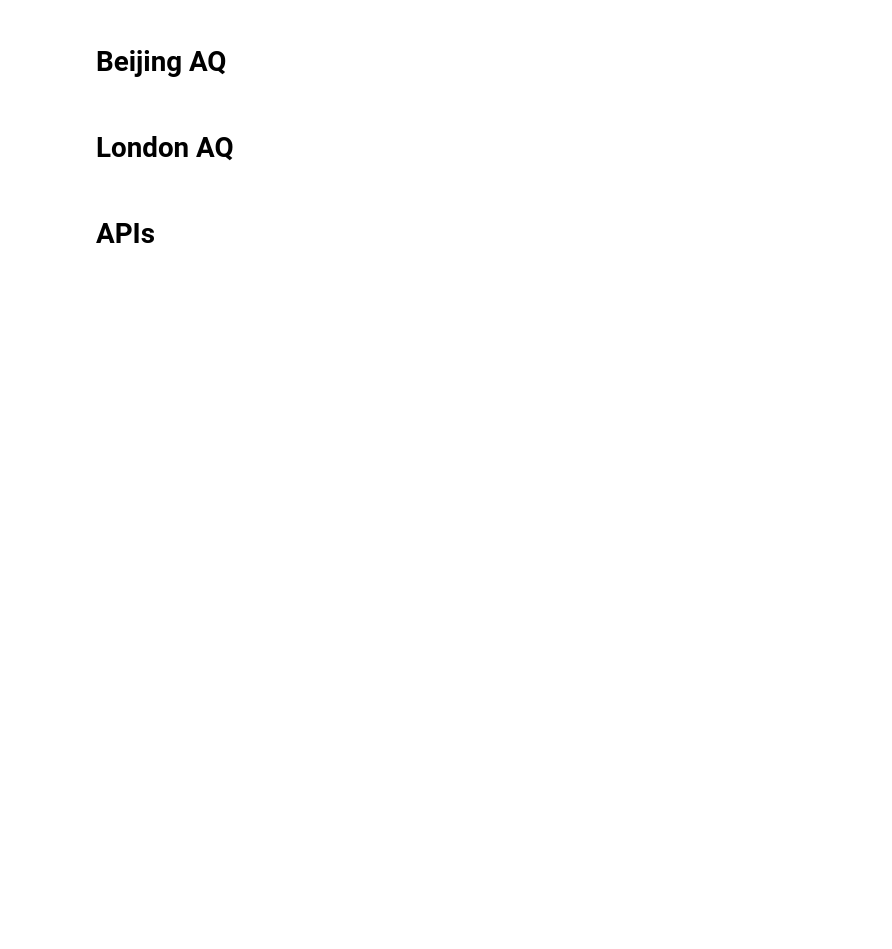
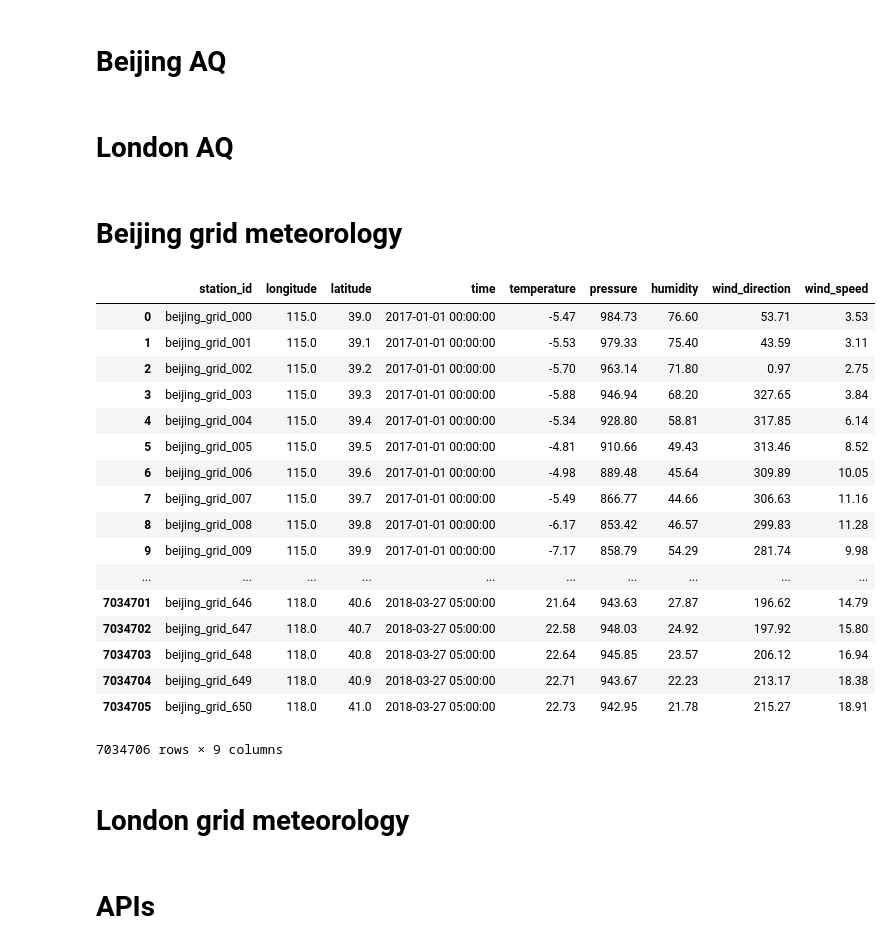
Before and after one commit to Starcutter/KDDCup2018, a Jupyter notebook: data.ipynb, the cells around one changed output. Cells and saved outputs as stored; diff of their text form; code cells hidden in the pictures; blank space fills up the shorter version.

```diff
--- a/data.ipynb
+++ b/data.ipynb
@@ -26,3 +26,5 @@ df2 = df2.rename(columns={"Station_ID": "station_id"})
 london_aq = pd.concat([df1, df2])
 london_aq = london_aq.rename(columns={"MeasurementDateGMT": "utc_time"})
 london_aq["utc_time"] = pd.to_datetime(london_aq["utc_time"])
+# %% [markdown]
+# Beijing grid meteorology
@@ -28,0 +33,28 @@ london_aq["utc_time"] = pd.to_datetime(london_aq["utc_time"])
+# %%
+beijing_meo = df.rename(columns={
+    "stationName": "station_id",
+    "utc_time": "time",
+    "wind_speed/kph": "wind_speed",
+})
+beijing_meo["time"] = pd.to_datetime(beijing_meo["time"])
+# %% [output]
+|  | station_id | longitude | latitude | time | temperature | pressure | humidity | wind_direction | wind_speed |
+| 0 | beijing_grid_000 | 115.0 | 39.0 | 2017-01-01 00:00:00 | -5.47 | 984.73 | 76.60 | 53.71 | 3.53 |
+| 1 | beijing_grid_001 | 115.0 | 39.1 | 2017-01-01 00:00:00 | -5.53 | 979.33 | 75.40 | 43.59 | 3.11 |
+| 2 | beijing_grid_002 | 115.0 | 39.2 | 2017-01-01 00:00:00 | -5.70 | 963.14 | 71.80 | 0.97 | 2.75 |
+| 3 | beijing_grid_003 | 115.0 | 39.3 | 2017-01-01 00:00:00 | -5.88 | 946.94 | 68.20 | 327.65 | 3.84 |
+| 4 | beijing_grid_004 | 115.0 | 39.4 | 2017-01-01 00:00:00 | -5.34 | 928.80 | 58.81 | 317.85 | 6.14 |
+| 5 | beijing_grid_005 | 115.0 | 39.5 | 2017-01-01 00:00:00 | -4.81 | 910.66 | 49.43 | 313.46 | 8.52 |
+| 6 | beijing_grid_006 | 115.0 | 39.6 | 2017-01-01 00:00:00 | -4.98 | 889.48 | 45.64 | 309.89 | 10.05 |
+| 7 | beijing_grid_007 | 115.0 | 39.7 | 2017-01-01 00:00:00 | -5.49 | 866.77 | 44.66 | 306.63 | 11.16 |
+| 8 | beijing_grid_008 | 115.0 | 39.8 | 2017-01-01 00:00:00 | -6.17 | 853.42 | 46.57 | 299.83 | 11.28 |
+| 9 | beijing_grid_009 | 115.0 | 39.9 | 2017-01-01 00:00:00 | -7.17 | 858.79 | 54.29 | 281.74 | 9.98 |
+| ... | ... | ... | ... | ... | ... | ... | ... | ... | ... |
+| 7034701 | beijing_grid_646 | 118.0 | 40.6 | 2018-03-27 05:00:00 | 21.64 | 943.63 | 27.87 | 196.62 | 14.79 |
+| 7034702 | beijing_grid_647 | 118.0 | 40.7 | 2018-03-27 05:00:00 | 22.58 | 948.03 | 24.92 | 197.92 | 15.80 |
+| 7034703 | beijing_grid_648 | 118.0 | 40.8 | 2018-03-27 05:00:00 | 22.64 | 945.85 | 23.57 | 206.12 | 16.94 |
+| 7034704 | beijing_grid_649 | 118.0 | 40.9 | 2018-03-27 05:00:00 | 22.71 | 943.67 | 22.23 | 213.17 | 18.38 |
+| 7034705 | beijing_grid_650 | 118.0 | 41.0 | 2018-03-27 05:00:00 | 22.73 | 942.95 | 21.78 | 215.27 | 18.91 |
+7034706 rows × 9 columns
+# %% [markdown]
+# London grid meteorology
```
Also changed, not shown: parts of 4 cells of this notebook, 1 other file.
